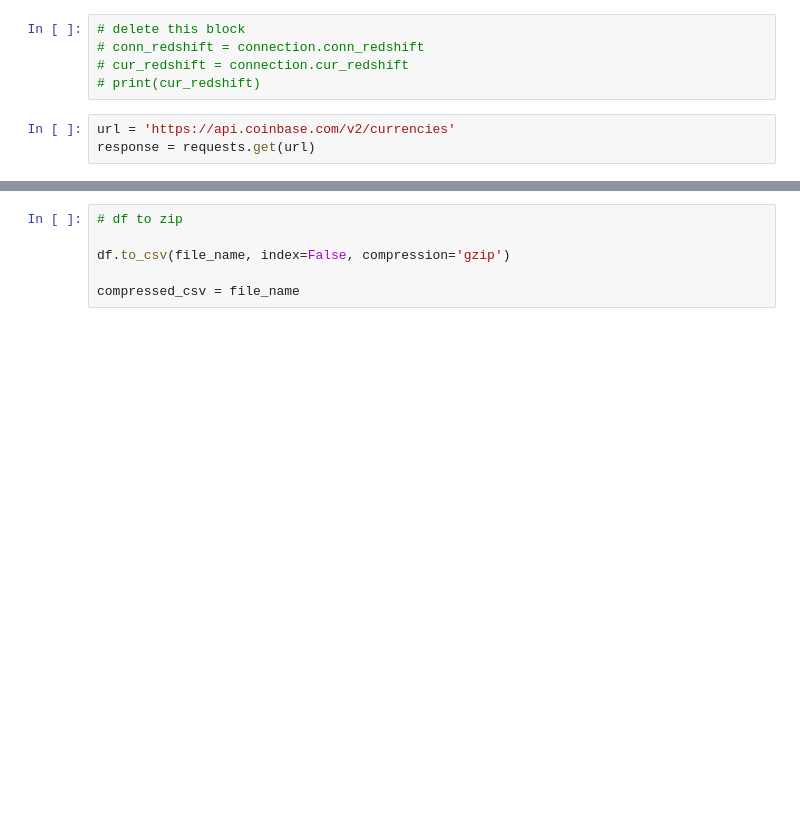
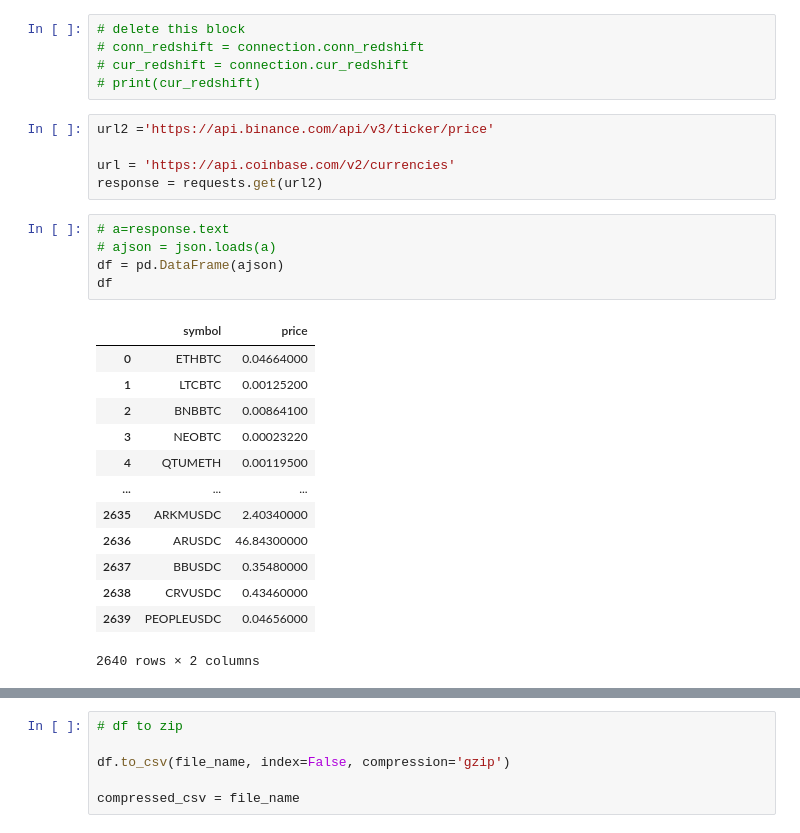
Before and after one commit to bsakyi/exchange_rate_etl, a Jupyter notebook: scratch.ipynb, the cells around one changed output, grey strips where cells are left out. Drawn from its saved outputs; the diff is of its cells as text; blank space fills up the shorter version.

Commit message:
Api data to data frame code modified

```diff
--- a/scratch.ipynb
+++ b/scratch.ipynb
@@ -46,7 +49,28 @@ conn_pg = connection.local_pgcon
 # cur_redshift = connection.cur_redshift
 # print(cur_redshift)
 # %%
+url2 ='https://api.binance.com/api/v3/ticker/price'
+
 url = 'https://api.coinbase.com/v2/currencies'
-response = requests.get(url)
+response = requests.get(url2)
+# %%
+# a=response.text
+# ajson = json.loads(a)
+df = pd.DataFrame(ajson)
+df
+# %% [output]
+|  | symbol | price |
+| 0 | ETHBTC | 0.04664000 |
+| 1 | LTCBTC | 0.00125200 |
+| 2 | BNBBTC | 0.00864100 |
+| 3 | NEOBTC | 0.00023220 |
+| 4 | QTUMETH | 0.00119500 |
+| ... | ... | ... |
+| 2635 | ARKMUSDC | 2.40340000 |
+| 2636 | ARUSDC | 46.84300000 |
+| 2637 | BBUSDC | 0.35480000 |
+| 2638 | CRVUSDC | 0.43460000 |
+| 2639 | PEOPLEUSDC | 0.04656000 |
+2640 rows × 2 columns
 # %%
 # api_data = response.text
```
Also changed, not shown: parts of 12 cells of this notebook, 5 other files.
